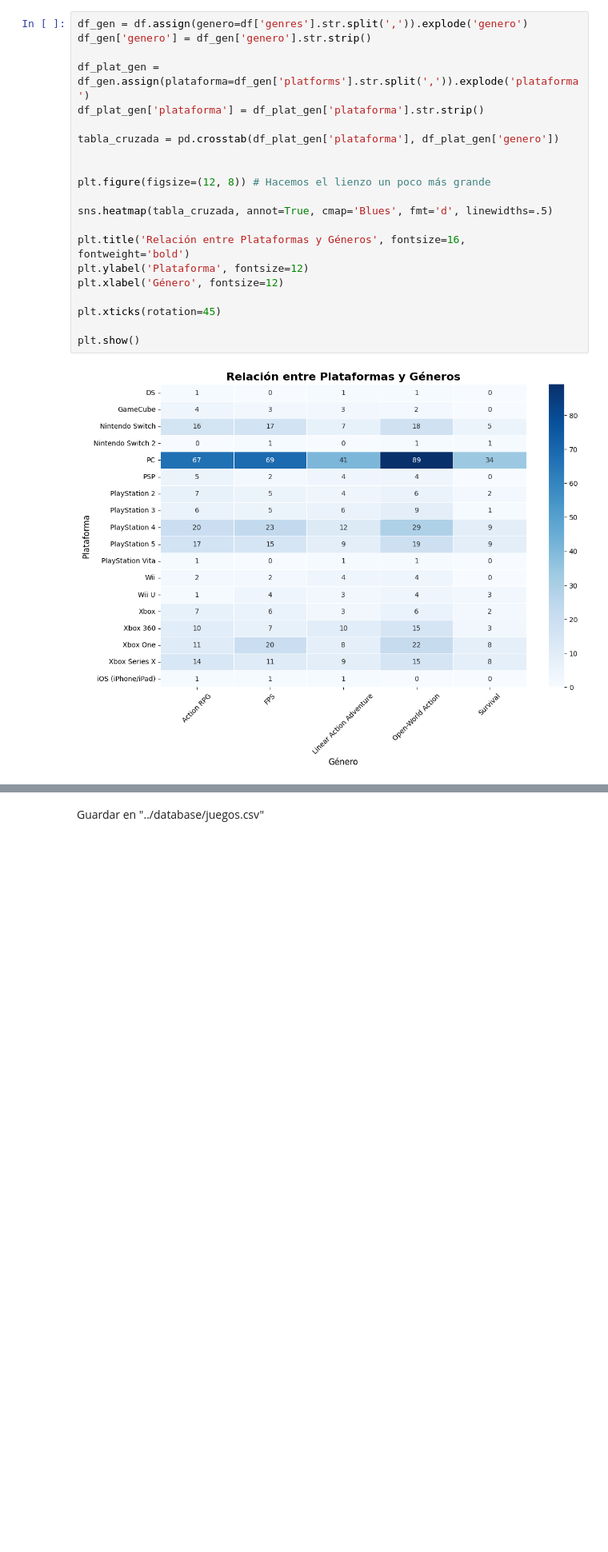
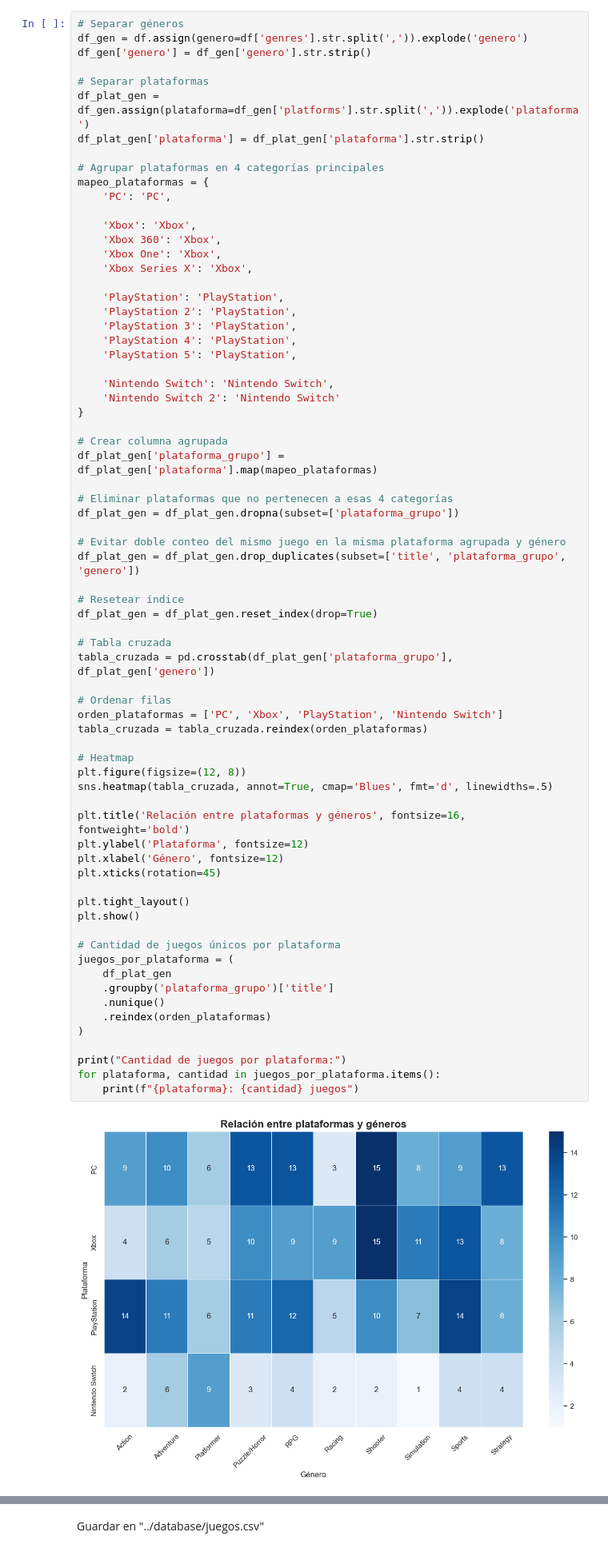
Before and after one commit to SantiagoCiaponi/data-science, a Jupyter notebook: notebooks/data_mining.ipynb, the cells around one changed output, grey strips where cells are left out. Shown at 80% size. Saved outputs shown, nothing was run; the diff lists cells and outputs as text; blank space fills up the shorter version.

```diff
--- a/notebooks/data_mining.ipynb
+++ b/notebooks/data_mining.ipynb
@@ -1163,23 +1182,72 @@ Para conocer la relación entre la cantidad de géneros presentes por plataforma
 # %%
+# Separar géneros
 df_gen = df.assign(genero=df['genres'].str.split(',')).explode('genero')
 df_gen['genero'] = df_gen['genero'].str.strip()
 
+# Separar plataformas
 df_plat_gen = df_gen.assign(plataforma=df_gen['platforms'].str.split(',')).explode('plataforma')
 df_plat_gen['plataforma'] = df_plat_gen['plataforma'].str.strip()
 
-tabla_cruzada = pd.crosstab(df_plat_gen['plataforma'], df_plat_gen['genero'])
+# Agrupar plataformas en 4 categorías principales
+mapeo_plataformas = {
+    'PC': 'PC',
 
+    'Xbox': 'Xbox',
+    'Xbox 360': 'Xbox',
+    'Xbox One': 'Xbox',
+    'Xbox Series X': 'Xbox',
 
-plt.figure(figsize=(12, 8)) # Hacemos el lienzo un poco más grande
+    'PlayStation': 'PlayStation',
+    'PlayStation 2': 'PlayStation',
+    'PlayStation 3': 'PlayStation',
+    'PlayStation 4': 'PlayStation',
+    'PlayStation 5': 'PlayStation',
 
+    'Nintendo Switch': 'Nintendo Switch',
+    'Nintendo Switch 2': 'Nintendo Switch'
+}
+
+# Crear columna agrupada
+df_plat_gen['plataforma_grupo'] = df_plat_gen['plataforma'].map(mapeo_plataformas)
+
+# Eliminar plataformas que no pertenecen a esas 4 categorías
+df_plat_gen = df_plat_gen.dropna(subset=['plataforma_grupo'])
+
+# Evitar doble conteo del mismo juego en la misma plataforma agrupada y género
+df_plat_gen = df_plat_gen.drop_duplicates(subset=['title', 'plataforma_grupo', 'genero'])
+
+# Resetear índice
+df_plat_gen = df_plat_gen.reset_index(drop=True)
+
+# Tabla cruzada
+tabla_cruzada = pd.crosstab(df_plat_gen['plataforma_grupo'], df_plat_gen['genero'])
+
+# Ordenar filas
+orden_plataformas = ['PC', 'Xbox', 'PlayStation', 'Nintendo Switch']
+tabla_cruzada = tabla_cruzada.reindex(orden_plataformas)
+
+# Heatmap
+plt.figure(figsize=(12, 8))
 sns.heatmap(tabla_cruzada, annot=True, cmap='Blues', fmt='d', linewidths=.5)
 
-plt.title('Relación entre Plataformas y Géneros', fontsize=16, fontweight='bold')
+plt.title('Relación entre plataformas y géneros', fontsize=16, fontweight='bold')
 plt.ylabel('Plataforma', fontsize=12)
 plt.xlabel('Género', fontsize=12)
-
 plt.xticks(rotation=45)
 
+plt.tight_layout()
 plt.show()
+
+# Cantidad de juegos únicos por plataforma
+juegos_por_plataforma = (
+    df_plat_gen
+    .groupby('plataforma_grupo')['title']
+    .nunique()
+    .reindex(orden_plataformas)
+)
+
+print("Cantidad de juegos por plataforma:")
+for plataforma, cantidad in juegos_por_plataforma.items():
+    print(f"{plataforma}: {cantidad} juegos")
 # %% [output]
-[figure, old version]
+[figure, new version]
```
Also changed, not shown: parts of 25 cells of this notebook, 1 other file.
